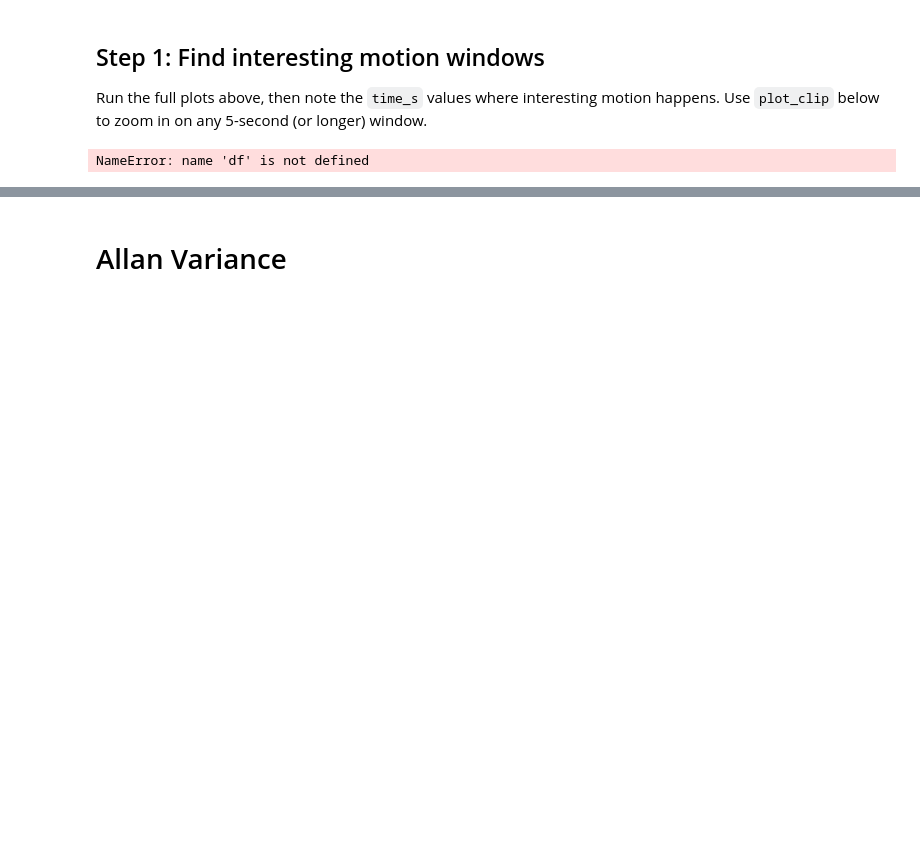
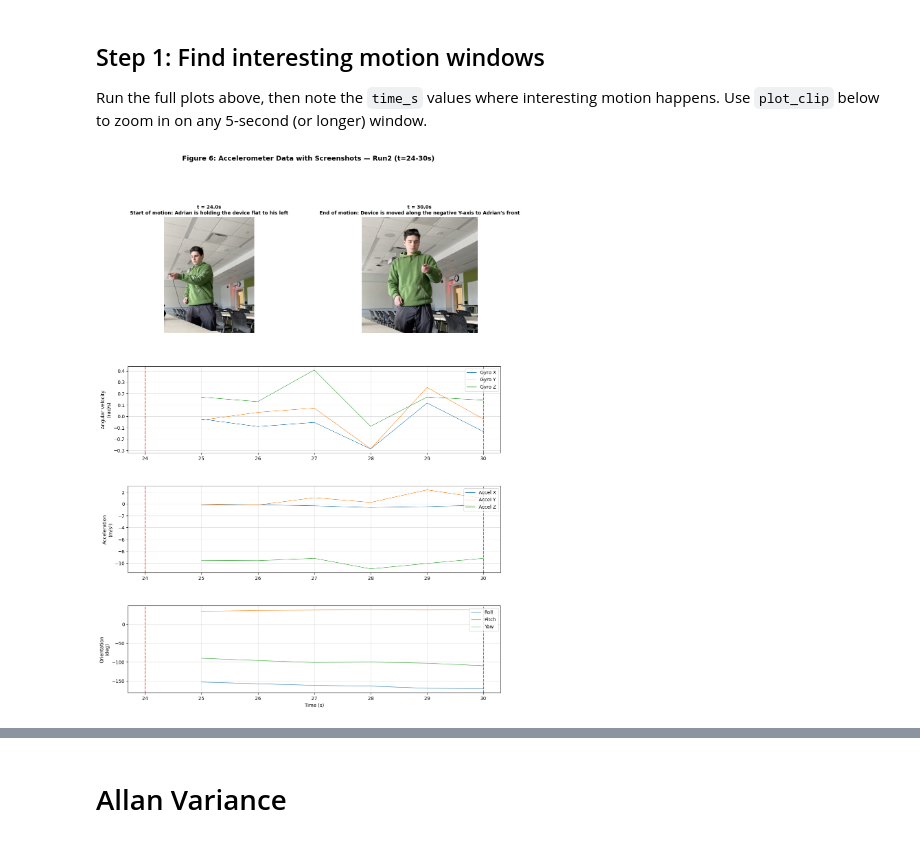
Before and after one commit to anramz29/EECE5554, a Jupyter notebook: LAB3/src/analysis/analysis.ipynb, the cells around one changed output, grey strips where cells are left out. Saved outputs shown, nothing was run; the diff lists cells and outputs as text; code cells hidden in the pictures; blank space fills up the shorter version.

```diff
--- a/LAB3/src/analysis/analysis.ipynb
+++ b/LAB3/src/analysis/analysis.ipynb
@@ -294,10 +314,23 @@ def plot_full_grouped(df, plots=("gyro", "accel", "orientation"), title="Full IM
 # %%
 # define the time range for the clip (in seconds)
 t1_start, t1_end = 24, 30  # find your timestamp
 t2_start, t2_end = 119, 124  # find your timestamp
 
-t1_df = df[(df["time_s"] >= t1_start) & (df["time_s"] <= t1_end)]
-plot_accel(t1_df)
-plot_orientation(t1_df)
+t1_df = df_run2[(df_run2["time_s"] >= t1_start) & (df_run2["time_s"] <= t1_end)]
+plot_imu_with_screenshots(
+    t1_df,
+    img_paths=[
+        "screen_grabs/26_sec.png",
+        "screen_grabs/30_sec.png",
+    ],
+    img_times=[24, 30],
+    img_descriptions=[
+        "Start of motion: Adrian is holding the device flat to his left",
+        "End of motion: Device is moved along the negative Y-axis to Adrian's front",
+    ],
+
+    title="Figure 6: Accelerometer Data with Screenshots — Run2 (t=24-30s)",
+    save_fig=True
+)
 # %% [output]
-NameError: name 'df' is not defined
+[figure, added]
```
Also changed, not shown: parts of 6 cells of this notebook, 3 other files.
